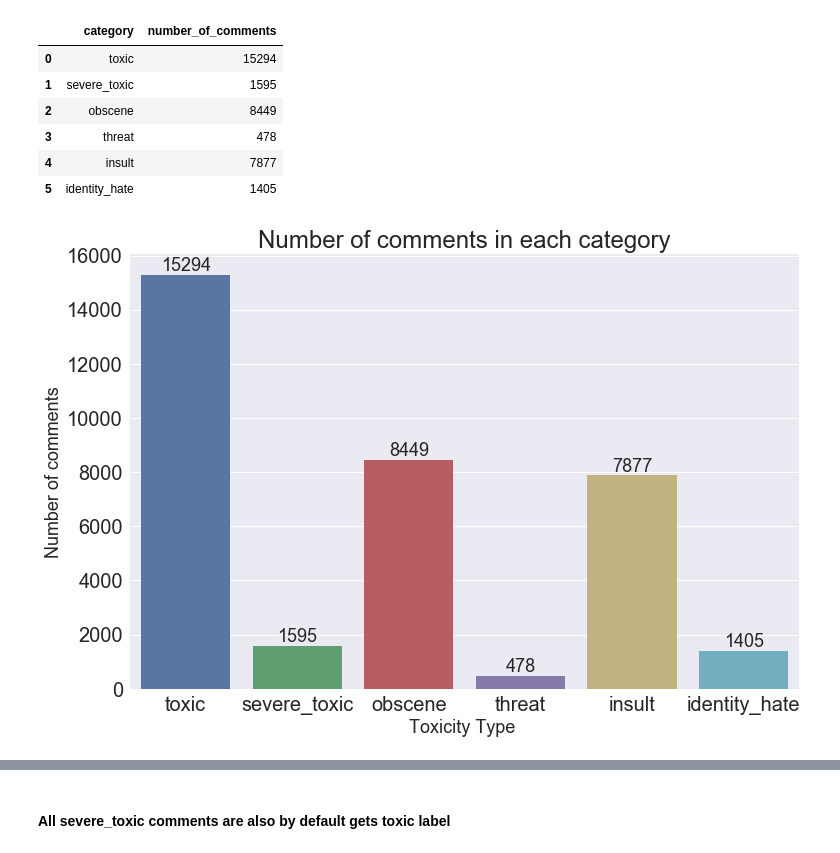
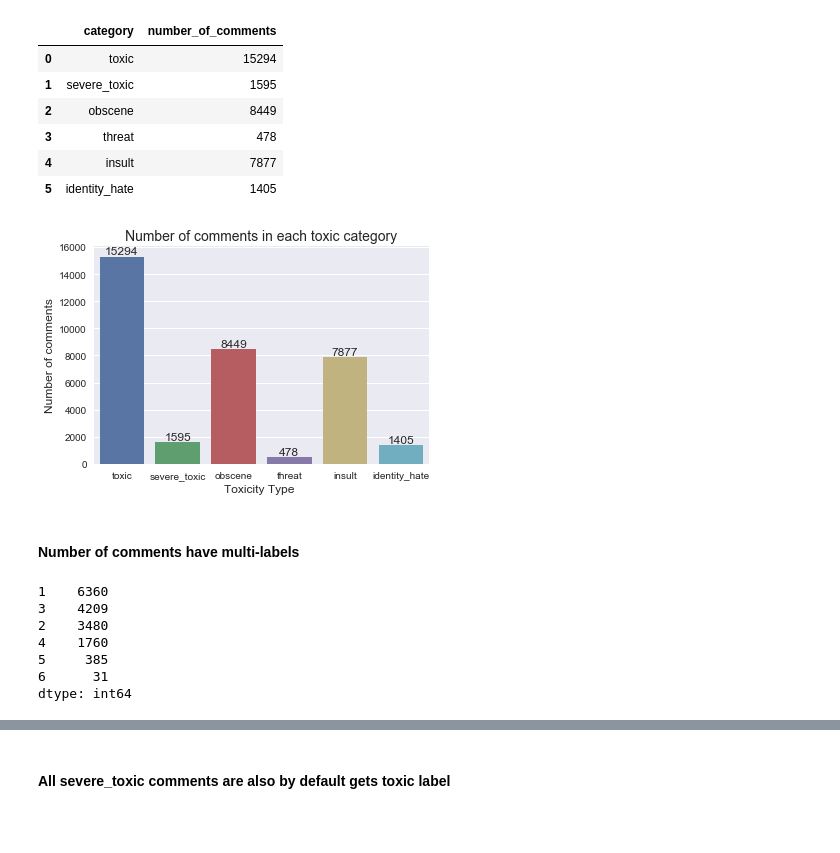
Before and after one commit to Navjotbians/toxic-comment-classifier, a Jupyter notebook: Notebooks/EDA.ipynb, the cells around one changed output, grey strips where cells are left out. Saved outputs shown, nothing was run; the diff lists cells and outputs as text; code cells hidden in the pictures; blank space fills up the shorter version.

Commit message:
numbers of comments with multi-labels

```diff
--- a/Notebooks/EDA.ipynb
+++ b/Notebooks/EDA.ipynb
@@ -71,17 +66,30 @@ df_stats
 # %%
-categories = list(df_toxic.columns.values)
-sns.set(font_scale = 2)
-plt.figure(figsize=(12,8))
-ax= sns.barplot(categories, df_toxic.iloc[:,:].sum().values)
-plt.title("Number of comments in each category", fontsize=24)
-plt.ylabel('Number of comments', fontsize=18)
-plt.xlabel('Toxicity Type ', fontsize=18)
-#adding the text labels
+levels = list(df_toxic.columns.values)
+sns.set(font_scale = 1)
+ax= sns.barplot(levels, df_toxic.iloc[:,:].sum().values)
+plt.title("Number of comments in each toxic category", fontsize=14)
+plt.ylabel('Number of comments', fontsize=12)
+plt.xlabel('Toxicity Type ', fontsize=12)
+
 rects = ax.patches
 labels = df_toxic.iloc[:,:].sum().values
 for rect, label in zip(rects, labels):
     height = rect.get_height()
-    ax.text(rect.get_x() + rect.get_width()/2, height + 5, label, ha='center', va='bottom', fontsize=18)
+    ax.text(rect.get_x() + rect.get_width()/2, height + 5, label, ha='center', va='bottom')
 plt.show()
 # %% [output]
-[figure, old version]
+[figure, new version]
+# %% [markdown]
+#### Number of comments have multi-labels
+# %%
+rowSums = df_toxic.iloc[:,:].sum(axis=1)
+x= rowSums.value_counts().iloc[1:]
+x
+# %% [output]
+1    6360
+3    4209
+2    3480
+4    1760
+5     385
+6      31
+dtype: int64
```
Also changed, not shown: parts of 10 cells of this notebook.
